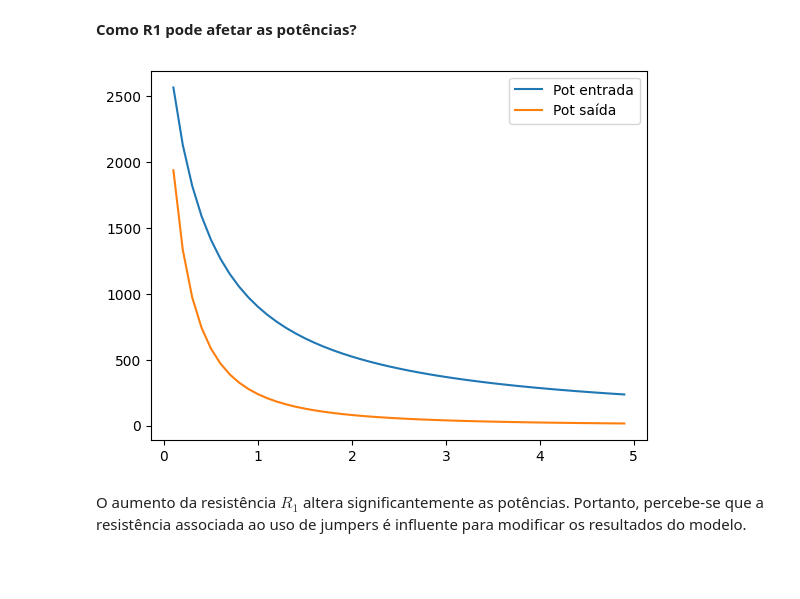
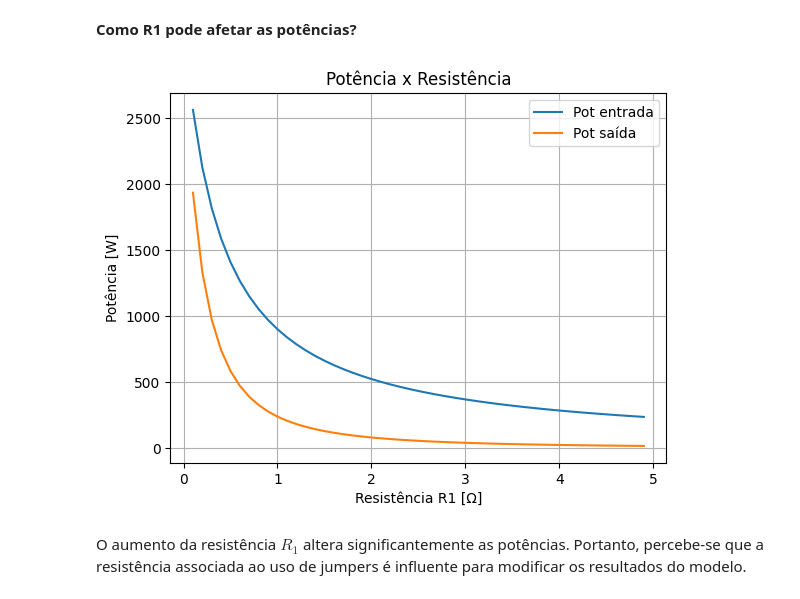
Before and after one commit to ellencoutinho/projeto-eletromag, a Jupyter notebook: Resultado.ipynb, the cells around one changed output. Cells and saved outputs as stored; diff of their text form; code cells hidden in the pictures; blank space fills up the shorter version.

```diff
--- a/Resultado.ipynb
+++ b/Resultado.ipynb
@@ -280,21 +284,25 @@ Existe um valor de k para o qual obtém-se $V_2$ máximo e quanto mais distante
 # %%
 lista_r1 = np.arange(0.1, 5, 0.1)
 lista_Pe = []
 lista_Ps = []
 for R1 in lista_r1:
     i1, i2 = CalcularTransformador(V1, Rc, k_top*XM)
     i4 = i2/((Rc/XC2)+1)
     Pe = (V1*(i1.conjugate())/2).real
     lista_Pe.append(Pe)
     Ps = (Rc*abs(i4)**2).real/2
     lista_Ps.append(Ps)
 
 plt.plot(lista_r1, lista_Pe, label = "Pot entrada")
 plt.plot(lista_r1, lista_Ps, label = "Pot saída")
+plt.title("Potência x Resistência")
+plt.xlabel("Resistência R1 [Ω]")
+plt.ylabel("Potência [W]")
+plt.grid()
 plt.legend()
 plt.show()
 # %% [output]
-[figure, old version]
+[figure, new version]
 # %% [markdown]
 O aumento da resistência $R_1$ altera significantemente as potências. Portanto, percebe-se que a resistência associada ao uso de jumpers é influente para modificar os resultados do modelo.
 # %% [markdown]
```
Also changed, not shown: parts of 3 cells of this notebook.
